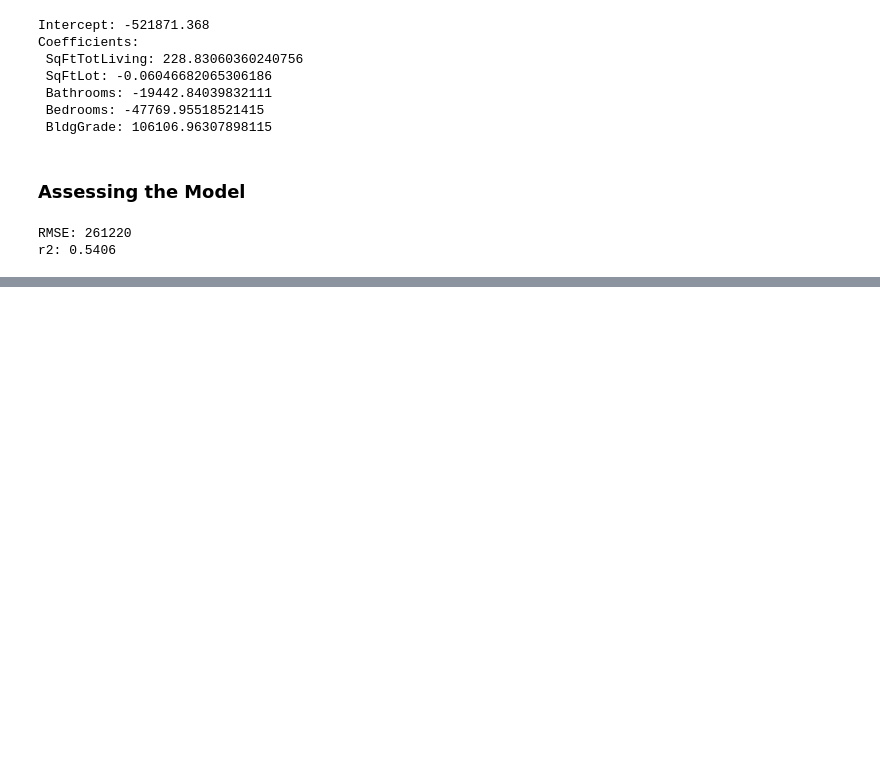
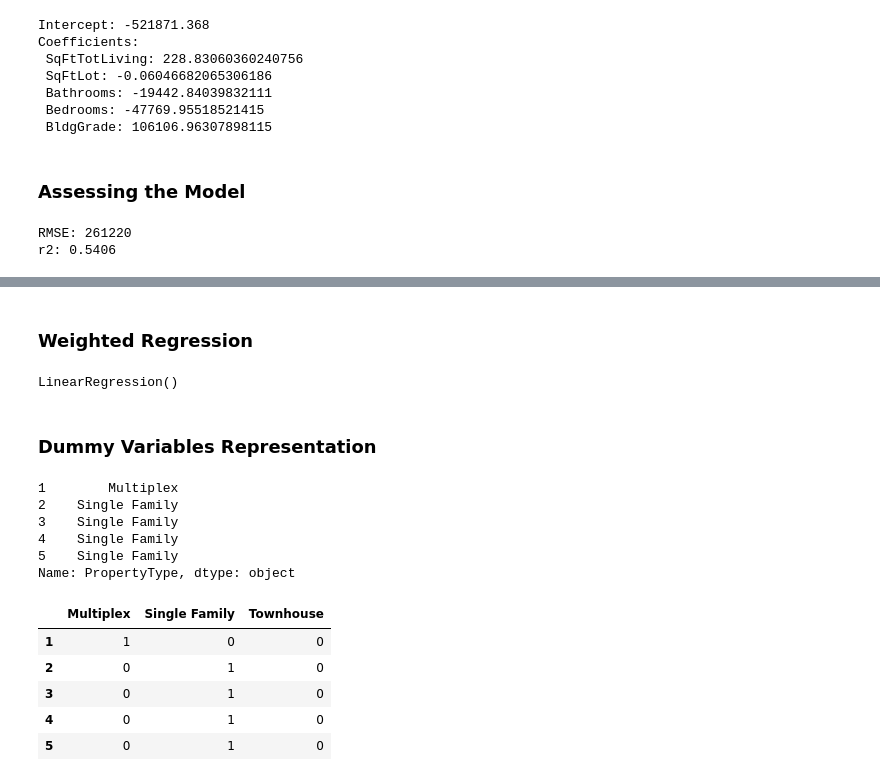
Before and after one commit to vikaschauhan734/practical_statistics_for_data_scientists, a Jupyter notebook: 04.ipynb, the cells around one changed output, grey strips where cells are left out. Cells and saved outputs as stored; diff of their text form; code cells hidden in the pictures; blank space fills up the shorter version.

```diff
--- a/04.ipynb
+++ b/04.ipynb
@@ -111,0 +199,2 @@ strong multicollinearity or other numerical problems.
+# %% [markdown]
+### Weighted Regression
@@ -111,0 +204,28 @@ strong multicollinearity or other numerical problems.
+# %%
+predictors = ['SqFtTotLiving', 'SqFtLot', 'Bathrooms', 'Bedrooms', 'BldgGrade']
+outcome = 'AdjSalePrice'
+
+house_wt = LinearRegression()
+house_wt.fit(house[predictors], house[outcome], sample_weight=house.Weight)
+# %% [output]
+LinearRegression()
+# %% [markdown]
+### Dummy Variables Representation
+# %%
+house.PropertyType.head()
+# %% [output]
+1        Multiplex
+2    Single Family
+3    Single Family
+4    Single Family
+5    Single Family
+Name: PropertyType, dtype: object
+# %%
+pd.get_dummies(house['PropertyType']).head()
+# %% [output]
+|  | Multiplex | Single Family | Townhouse |
+| 1 | 1 | 0 | 0 |
+| 2 | 0 | 1 | 0 |
+| 3 | 0 | 1 | 0 |
+| 4 | 0 | 1 | 0 |
+| 5 | 0 | 1 | 0 |
```
Also changed, not shown: parts of 11 cells of this notebook.
